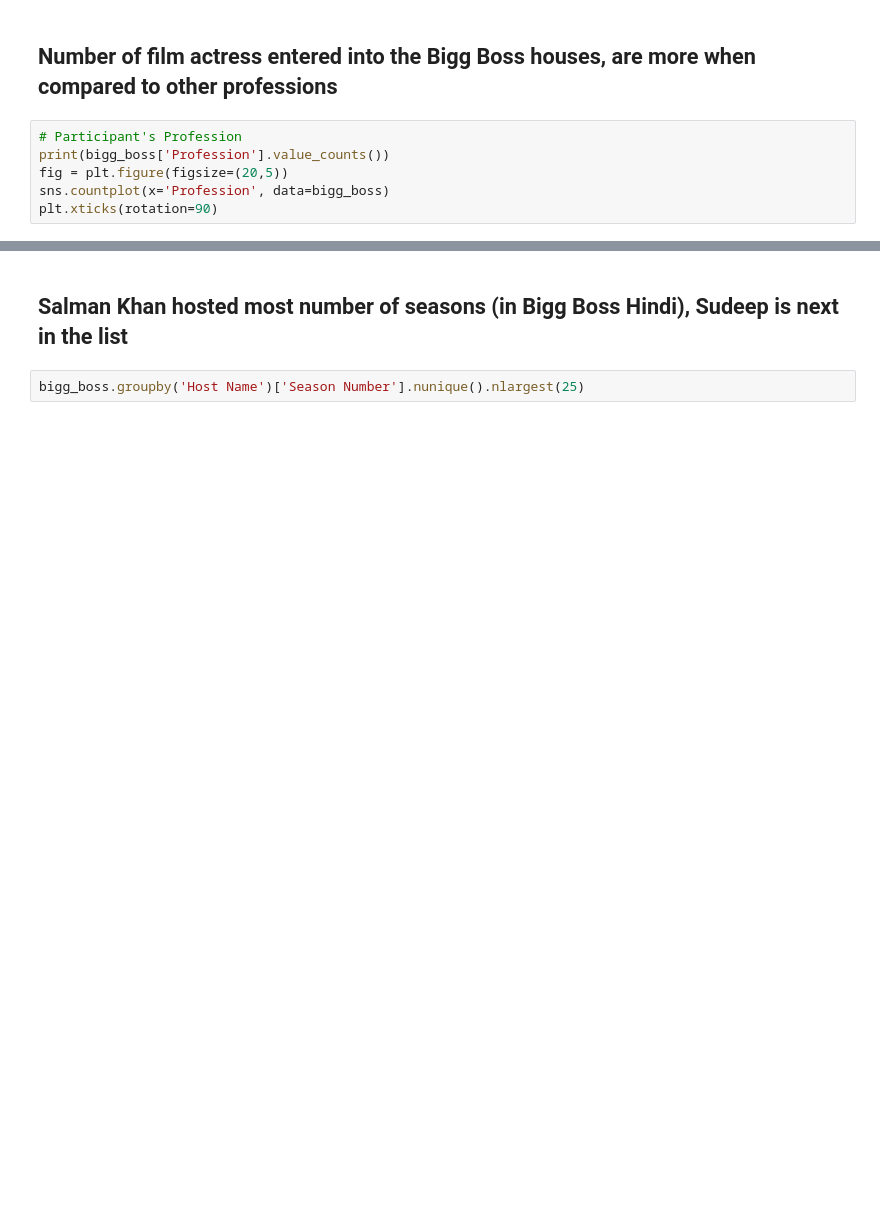
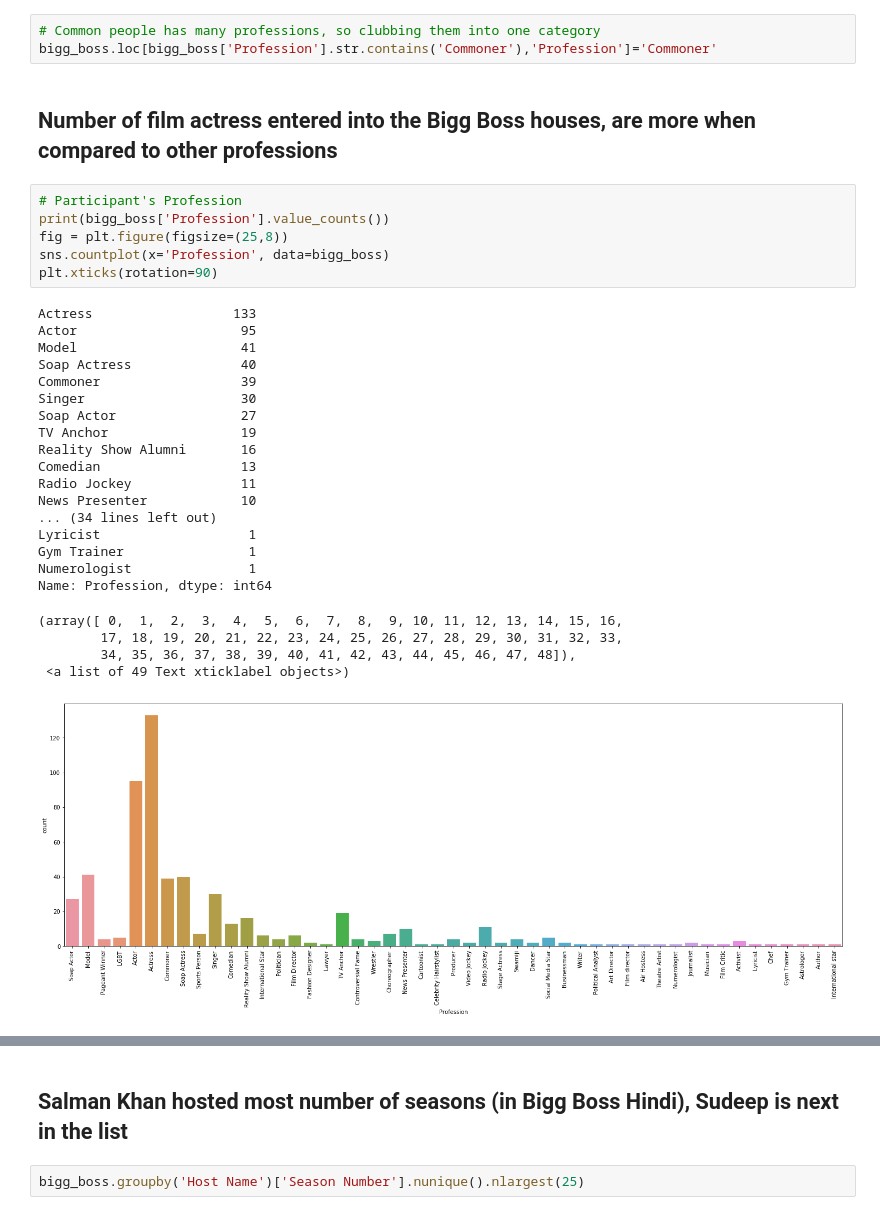
Before and after one commit to satya-thirumani/bigg-boss-data-set, a Jupyter notebook: BiggBoss Hindi Telugu Tamil Kannada Marathi Bangla Malayalam.ipynb, the cells around one changed output, grey strips where cells are left out. Saved outputs shown, nothing was run; the diff lists cells and outputs as text; blank space fills up the shorter version.

```diff
--- a/BiggBoss Hindi Telugu Tamil Kannada Marathi Bangla Malayalam.ipynb
+++ b/BiggBoss Hindi Telugu Tamil Kannada Marathi Bangla Malayalam.ipynb
@@ -70,11 +177,37 @@ sns.countplot(x='Wild Card', data=bigg_boss)
+# %%
+# Common people has many professions, so clubbing them into one category
+bigg_boss.loc[bigg_boss['Profession'].str.contains('Commoner'),'Profession']='Commoner'
 # %% [markdown]
 ## Number of film actress entered into the Bigg Boss houses, are more when compared to other professions
 # %%
 # Participant's Profession
 print(bigg_boss['Profession'].value_counts())
-fig = plt.figure(figsize=(20,5))
+fig = plt.figure(figsize=(25,8))
 sns.countplot(x='Profession', data=bigg_boss)
 plt.xticks(rotation=90)
+# %% [output]
+Actress                  133
+Actor                     95
+Model                     41
+Soap Actress              40
+Commoner                  39
+Singer                    30
+Soap Actor                27
+TV Anchor                 19
+Reality Show Alumni       16
+Comedian                  13
+Radio Jockey              11
+News Presenter            10
+... (34 lines left out)
+Lyricist                   1
+Gym Trainer                1
+Numerologist               1
+Name: Profession, dtype: int64
+(array([ 0,  1,  2,  3,  4,  5,  6,  7,  8,  9, 10, 11, 12, 13, 14, 15, 16,
+        17, 18, 19, 20, 21, 22, 23, 24, 25, 26, 27, 28, 29, 30, 31, 32, 33,
+        34, 35, 36, 37, 38, 39, 40, 41, 42, 43, 44, 45, 46, 47, 48]),
+ <a list of 49 Text xticklabel objects>)
+[figure, added]
 # %%
 # Broadcastor
 fig = plt.figure(figsize=(20,5))
```
Also changed, not shown: parts of 34 cells of this notebook.
